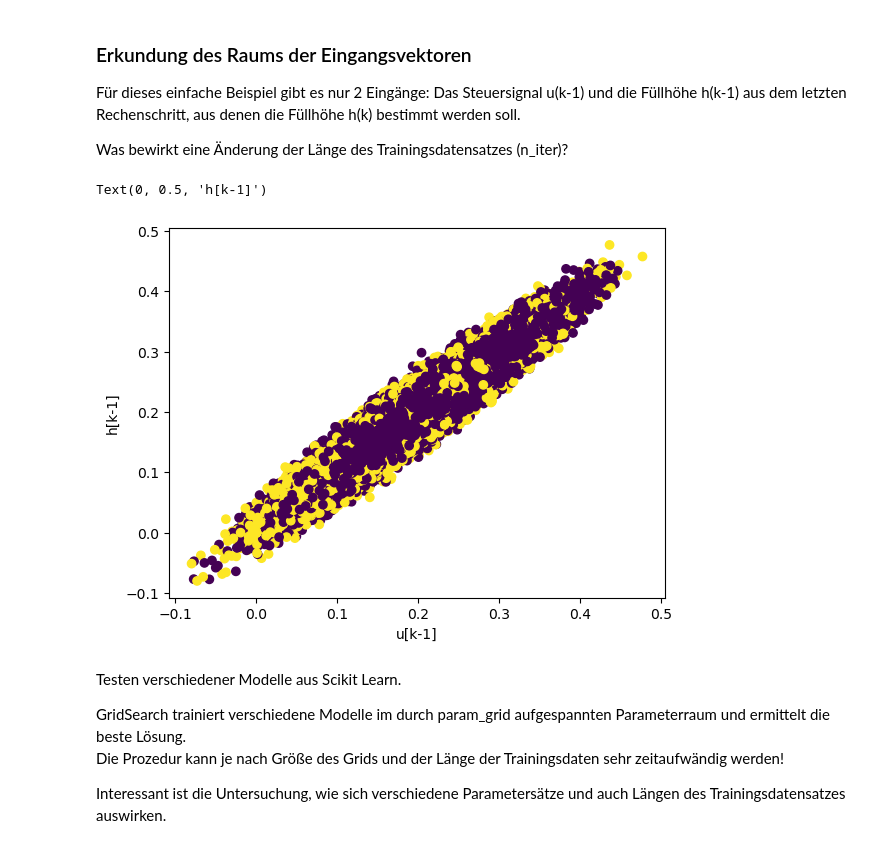
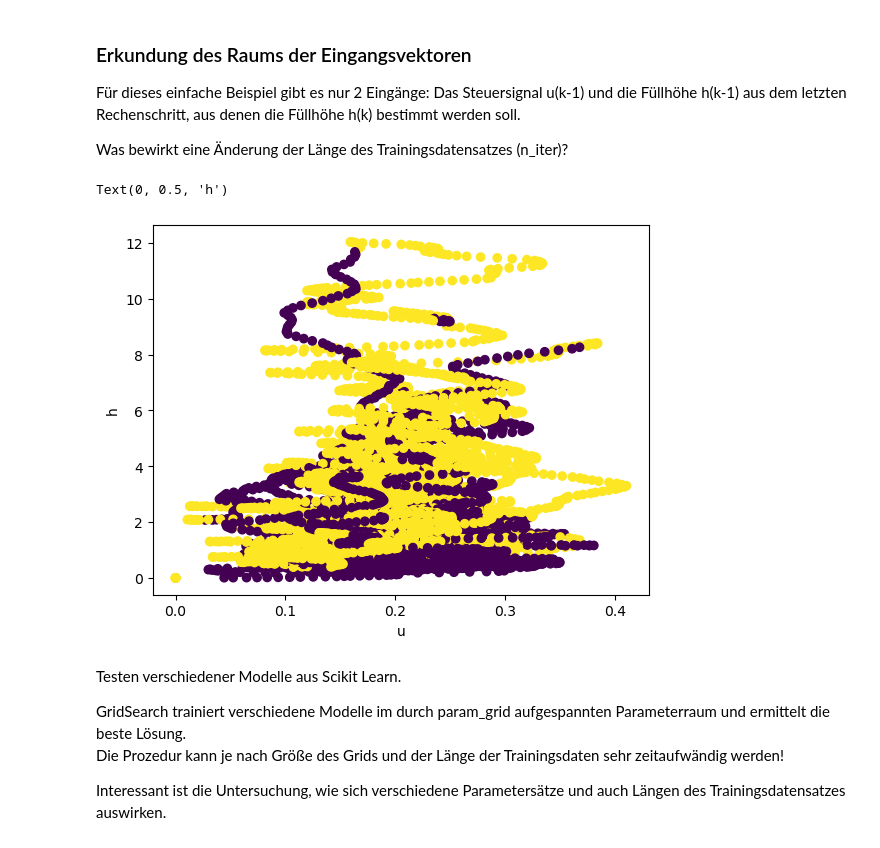
Before and after one commit to mayerd2/python_experiments, a Jupyter notebook: RBF Fault Identification Tank.ipynb, the cells around one changed output. Saved outputs shown, nothing was run; the diff lists cells and outputs as text; code cells hidden in the pictures.

```diff
--- a/RBF Fault Identification Tank.ipynb
+++ b/RBF Fault Identification Tank.ipynb
@@ -21,7 +21,7 @@ Zeitdiskretisierung
 $ \dot{h}(t) \approx \frac{h(k+1) - h(k) }{T} $
 # %%
 # Anzahl der Zeitschritte für die Simulation des Tanks
-n_iter = 100000
+n_iter = 10000
 T = 0.01
 x = np.zeros(n_iter)
 u = np.zeros_like(x)
@@ -138,15 +138,13 @@ A = 10
 Aab = 0.5
 Azu = 0.5
 for k in range(n_iter-1):
-    #if states[k] == 0:
-    #    Aab = 0.5
-    #    x[k+1] = Azu/A * T * u_in[k] -  T*  Aab/A * np.sqrt(2.0*9.81) * np.sqrt(x[k]) + x[k]
-    #elif states[k] == 1:
-    #    # Ablauf verstopft -> Ablaufquerschnitt verkleinert
-    #    Aab = 0
-    #    x[k+1] = Azu/A * T * u_in[k] -  T*  Aab/A * np.sqrt(2.0*9.81) * np.sqrt(x[k]) + x[k]
-
-    x[k+1] = Azu/A * T * u_in[k] -  T*  (1-0.5*states[k])*Aab/A * np.sqrt(2.0*9.81) * np.sqrt(x[k]) + x[k]
+    if states[k] == 0:
+        Aab = 0.5
+        x[k+1] = Azu/A * T * u_in[k] -  T*  Aab/A * np.sqrt(2.0*9.81) * np.sqrt(x[k]) + x[k]
+    elif states[k] == 1:
+        # Ablauf verstopft -> Ablaufquerschnitt verkleinert
+        Aab = 0
+        x[k+1] = Azu/A * T * u_in[k] -  T*  Aab/A * np.sqrt(2.0*9.81) * np.sqrt(x[k]) + x[k]
 
     if x[k+1] < 0.0:
         x[k+1] = 0.0
@@ -174,7 +172,7 @@ Anordnen der Daten
 # Regressor
 # Features für das Training: Samples der Zeitreihen von Ein- und Ausgang
 # Anzahl der Samples (u und k gleich viele)
-l = 20
+l = 10
 phi = np.zeros((n_iter, 2*l))
 for k in range(n_iter-l):
     phi[k, :] = np.concatenate(([u[k:k+l],h[k:k+l]]), axis=None)
@@ -186,12 +184,12 @@ Für dieses einfache Beispiel gibt es nur 2 Eingänge: Das Steuersignal u(k-1) u
 Was bewirkt eine Änderung der Länge des Trainingsdatensatzes (n_iter)?
 # %%
 plt.figure()
-plt.scatter(phi[:,0], phi[:,1], c = states)
-plt.xlabel('u[k-1]')
-plt.ylabel('h[k-1]')
+plt.scatter(np.mean(phi[:,0:l],1), np.mean(phi[:,(l+1):-1],1), c = states)
+plt.xlabel('u')
+plt.ylabel('h')
 # %% [output]
-Text(0, 0.5, 'h[k-1]')
+Text(0, 0.5, 'h')
-[figure, old version]
+[figure, new version]
 # %% [markdown]
 Testen verschiedener Modelle aus Scikit Learn.
 
```
Also changed, not shown: parts of 10 cells of this notebook.
